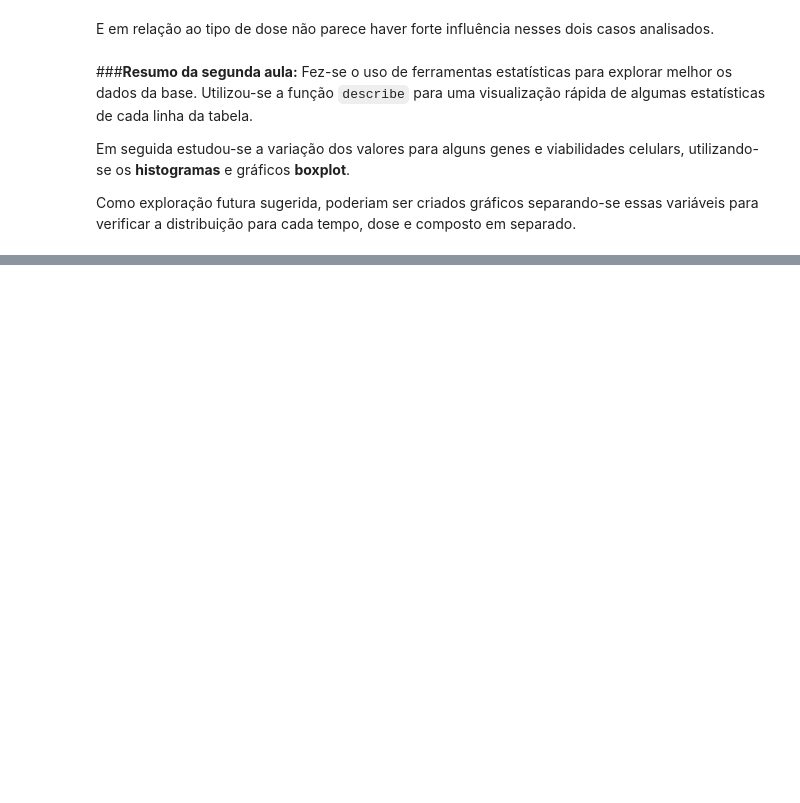
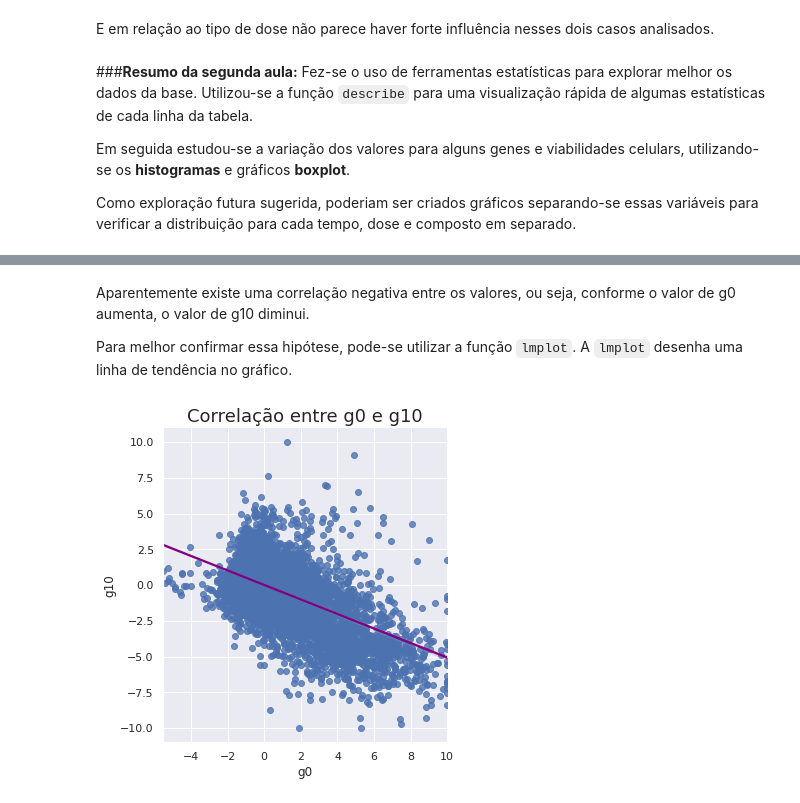
Before and after one commit to guibruno/imersao-dados-desafio-final, a Jupyter notebook: Imersao_Dados_Completo.ipynb, the cells around one changed output, grey strips where cells are left out. Saved outputs shown, nothing was run; the diff lists cells and outputs as text; code cells hidden in the pictures; blank space fills up the shorter version.

````diff
--- a/Imersao_Dados_Completo.ipynb
+++ b/Imersao_Dados_Completo.ipynb
@@ -604,0 +800,10 @@ Como exploração futura sugerida, poderiam ser criados gráficos separando-se e
+# %% [markdown]
+Aparentemente existe uma correlação negativa entre os valores, ou seja, conforme o valor de g0 aumenta, o valor de g10 diminui.
+
+Para melhor confirmar essa hipótese, pode-se utilizar a função ```lmplot```. A ```lmplot``` desenha uma linha de tendência no gráfico.
+# %%
+sns.lmplot(data=dados, x='g0', y='g10', line_kws={'color': 'purple'})
+plt.title('Correlação entre g0 e g10', fontsize=18)
+plt.show()
+# %% [output]
+[figure, added]
````
Also changed, not shown: parts of 126 cells of this notebook.
